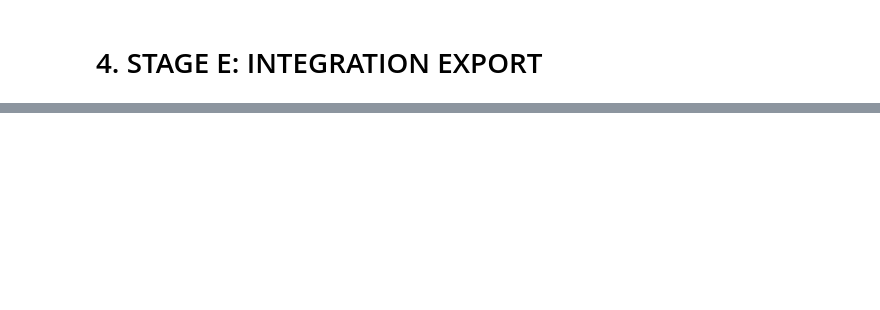
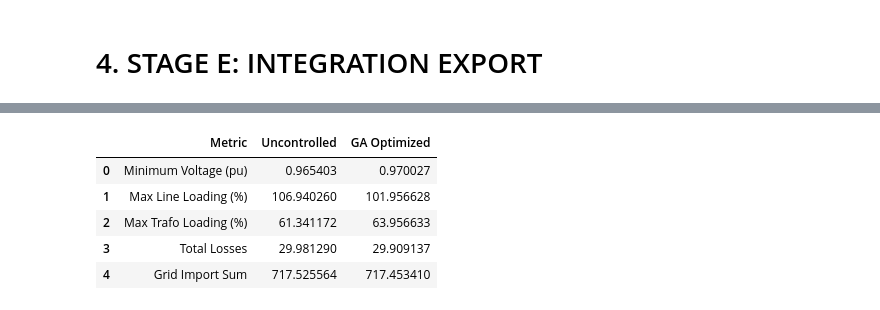
Before and after one commit to Jayanth-0407/edge-ai-smart-grid, a Jupyter notebook: digital_twin/ev_ga_optimizer.ipynb, the cells around one changed output, grey strips where cells are left out. Saved outputs shown, nothing was run; the diff lists cells and outputs as text; code cells hidden in the pictures; blank space fills up the shorter version.

```diff
--- a/digital_twin/ev_ga_optimizer.ipynb
+++ b/digital_twin/ev_ga_optimizer.ipynb
@@ -441,0 +513,33 @@ if not ev_df.empty and RUN_HOSTING_CAPACITY:
+# %%
+summary = pd.DataFrame({
+    "Metric": [
+        "Minimum Voltage (pu)",
+        "Max Line Loading (%)",
+        "Max Trafo Loading (%)",
+        "Total Losses",
+        "Grid Import Sum",
+    ],
+    "Uncontrolled": [
+        res_u_96["v_min"].min(),
+        res_u_96["line_load_max"].max(),
+        res_u_96["trafo_load_max"].max(),
+        res_u_96["losses_mw"].sum(),
+        res_u_96["ext_grid_mw"].sum(),
+    ],
+    "GA Optimized": [
+        res_ga_96["v_min"].min(),
+        res_ga_96["line_load_max"].max(),
+        res_ga_96["trafo_load_max"].max(),
+        res_ga_96["losses_mw"].sum(),
+        res_ga_96["ext_grid_mw"].sum(),
+    ],
+})
+
+display(summary)
+# %% [output]
+|  | Metric | Uncontrolled | GA Optimized |
+| 0 | Minimum Voltage (pu) | 0.965403 | 0.970027 |
+| 1 | Max Line Loading (%) | 106.940260 | 101.956628 |
+| 2 | Max Trafo Loading (%) | 61.341172 | 63.956633 |
+| 3 | Total Losses | 29.981290 | 29.909137 |
+| 4 | Grid Import Sum | 717.525564 | 717.453410 |
```
Also changed, not shown: parts of 7 cells of this notebook, 5 other files.
